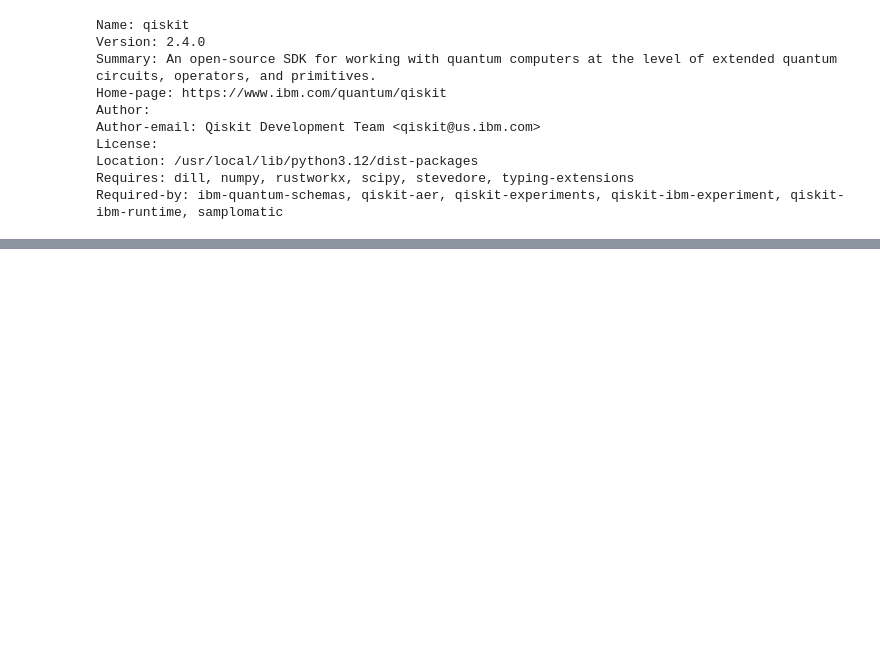
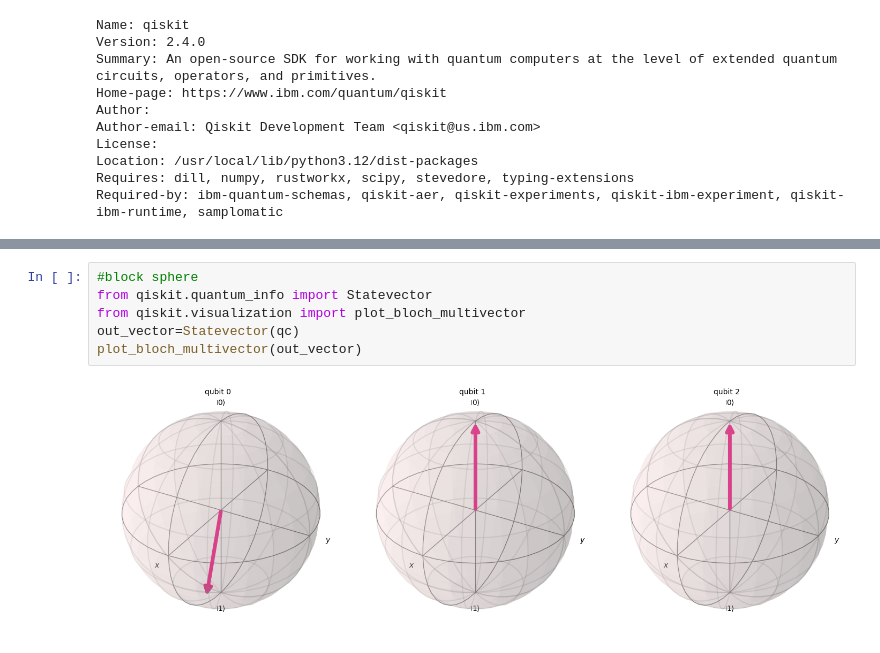
Before and after one commit to LikithaTummapudi/Quantum-Teleportation-Simulator, a Jupyter notebook: Practice.ipynb, the cells around one changed output, grey strips where cells are left out. Cells and saved outputs as stored; diff of their text form; blank space fills up the shorter version.

```diff
--- a/Practice.ipynb
+++ b/Practice.ipynb
@@ -24,0 +44,8 @@ Required-by: ibm-quantum-schemas, qiskit-aer, qiskit-experiments, qiskit-ibm-exp
+# %%
+#block sphere
+from qiskit.quantum_info import Statevector
+from qiskit.visualization import plot_bloch_multivector
+out_vector=Statevector(qc)
+plot_bloch_multivector(out_vector)
+# %% [output]
+[figure, added]
```
Also changed, not shown: parts of 3 cells of this notebook.
